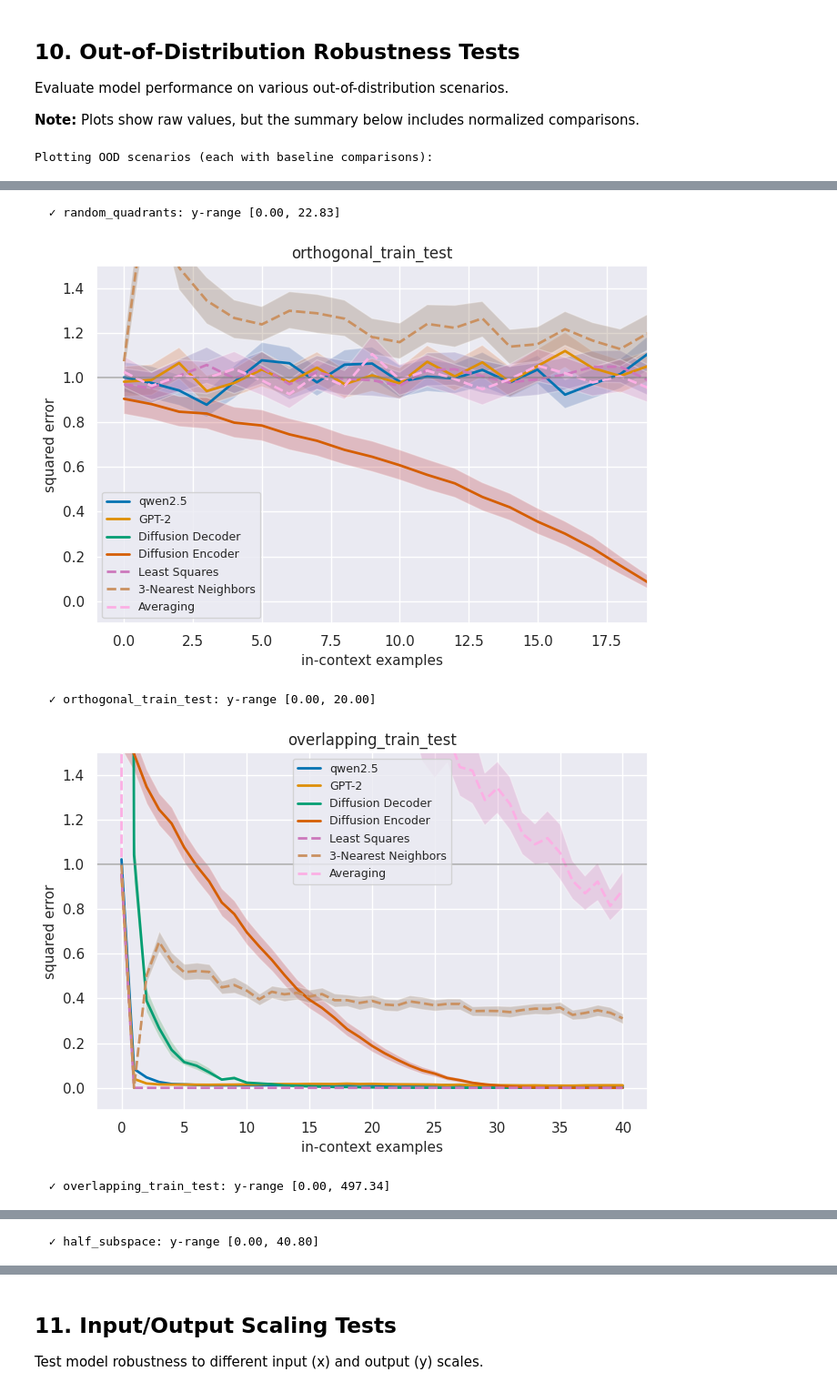
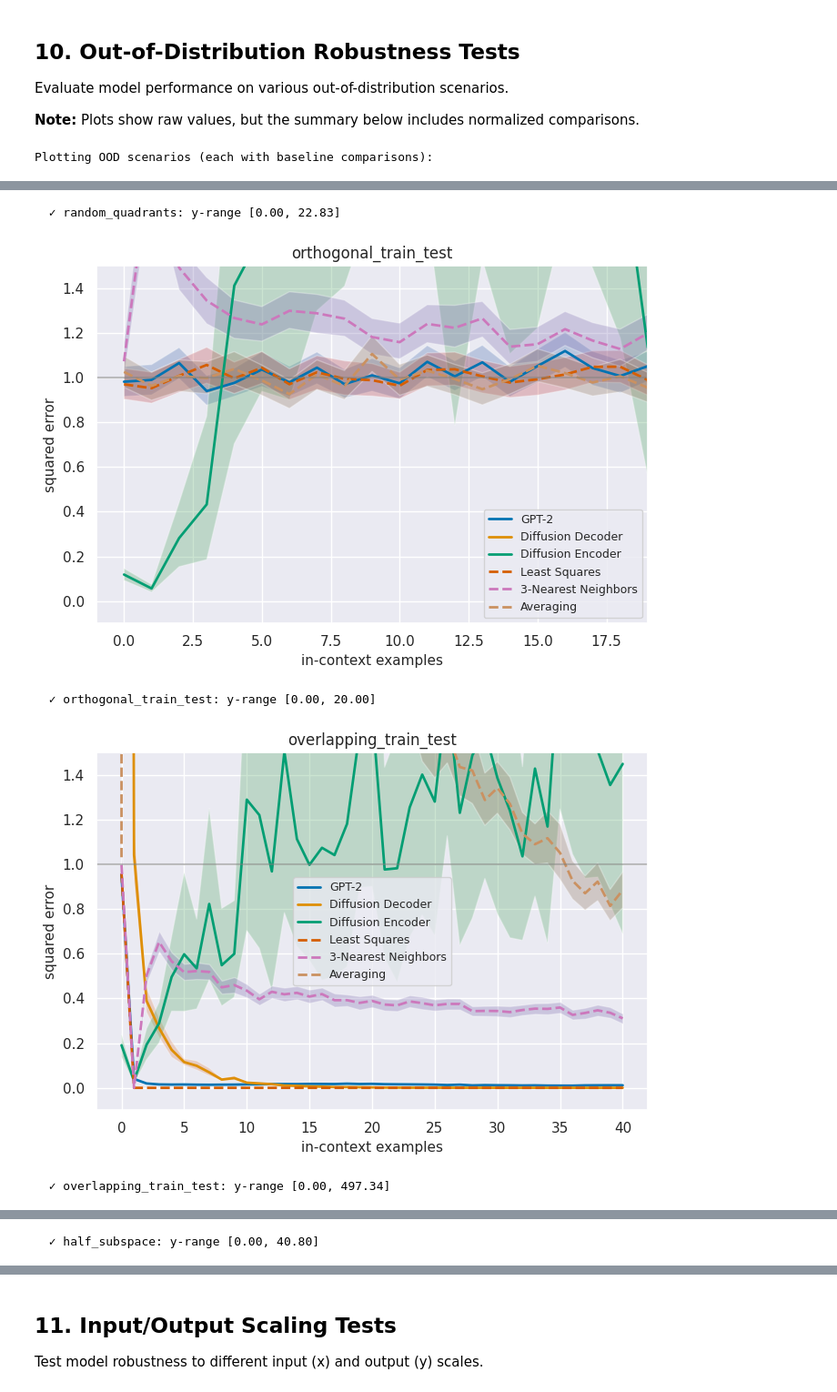
Before and after one commit to hingma/in-context-learning, a Jupyter notebook: eval_colab_all_diff.ipynb, the cells around one changed output, grey strips where cells are left out. Shown at 91% size. Cells and saved outputs as stored; diff of their text form; code cells hidden in the pictures.

```diff
--- a/eval_colab_all_diff.ipynb
+++ b/eval_colab_all_diff.ipynb
@@ -437,7 +431,7 @@ Run full evaluation suite including baseline comparisons. This may take a few mi
 **Reminder:** Results will be shown in both raw and normalized formats for easier comparison with literature.
 # %%
 # Load metrics directly from cached metrics.json
-metrics_path = os.path.join(run_path, 'metrics_merged.json')
+metrics_path = os.path.join(run_path, 'metrics_linear.json')
 print(f"Loading metrics from: {metrics_path}")
 
 with open(metrics_path, 'r') as f:
@@ -516,7 +510,7 @@ else:
 
     for idx, baseline_key in enumerate(baseline_keys, 0):
         if baseline_key in standard_metrics:
-            if 'diffusion' in baseline_key:
+            if 'decoder' in baseline_key:
                 # means = standard_metrics[baseline_key]["mean"]
                 means = [m for m in standard_metrics[baseline_key]["mean"]]
                 label = baseline_labels_map.get(baseline_key, baseline_key)
@@ -681,9 +675,9 @@ for scenario in ood_scenarios:
     #     all_values.extend(means)
 
     # Plot baselines
-    for idx, baseline_key in enumerate(baseline_keys, 1):
+    for idx, baseline_key in enumerate(baseline_keys, 0):
         if baseline_key in metric:
-            if 'diffusion' in baseline_key:
+            if 'decoder' in baseline_key:
                 # means = metric[baseline_key]["mean"]
                 means = [m for m in metric[baseline_key]["mean"]]
                 label = baseline_labels_map.get(baseline_key, baseline_key)
@@ -768,5 +762,5 @@ Plotting OOD scenarios (each with baseline comparisons):
   ✓ random_quadrants: y-range [0.00, 22.83]
-[figure, old version]
+[figure, new version]
   ✓ orthogonal_train_test: y-range [0.00, 20.00]
-[figure, old version]
+[figure, new version]
   ✓ overlapping_train_test: y-range [0.00, 497.34]
```
Also changed, not shown: parts of 9 cells of this notebook.
